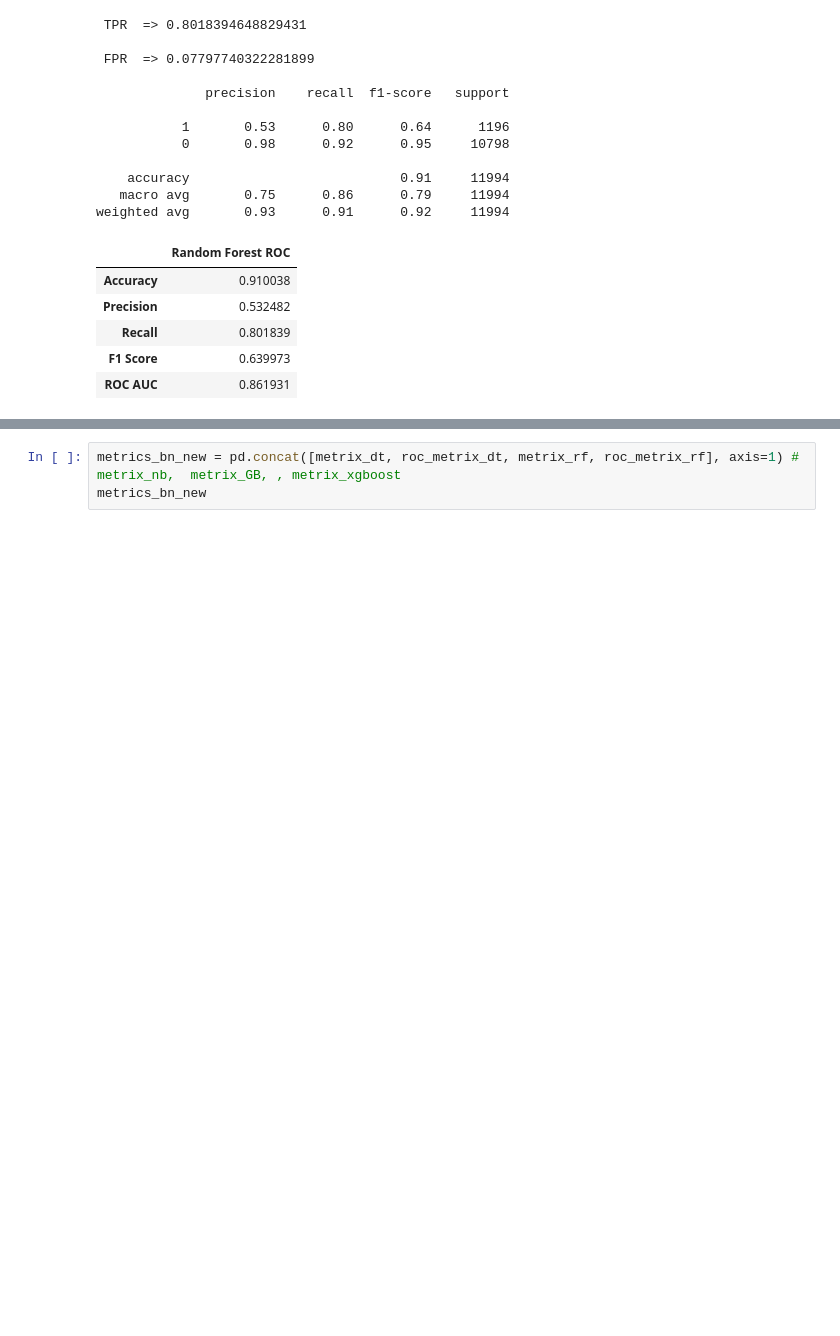
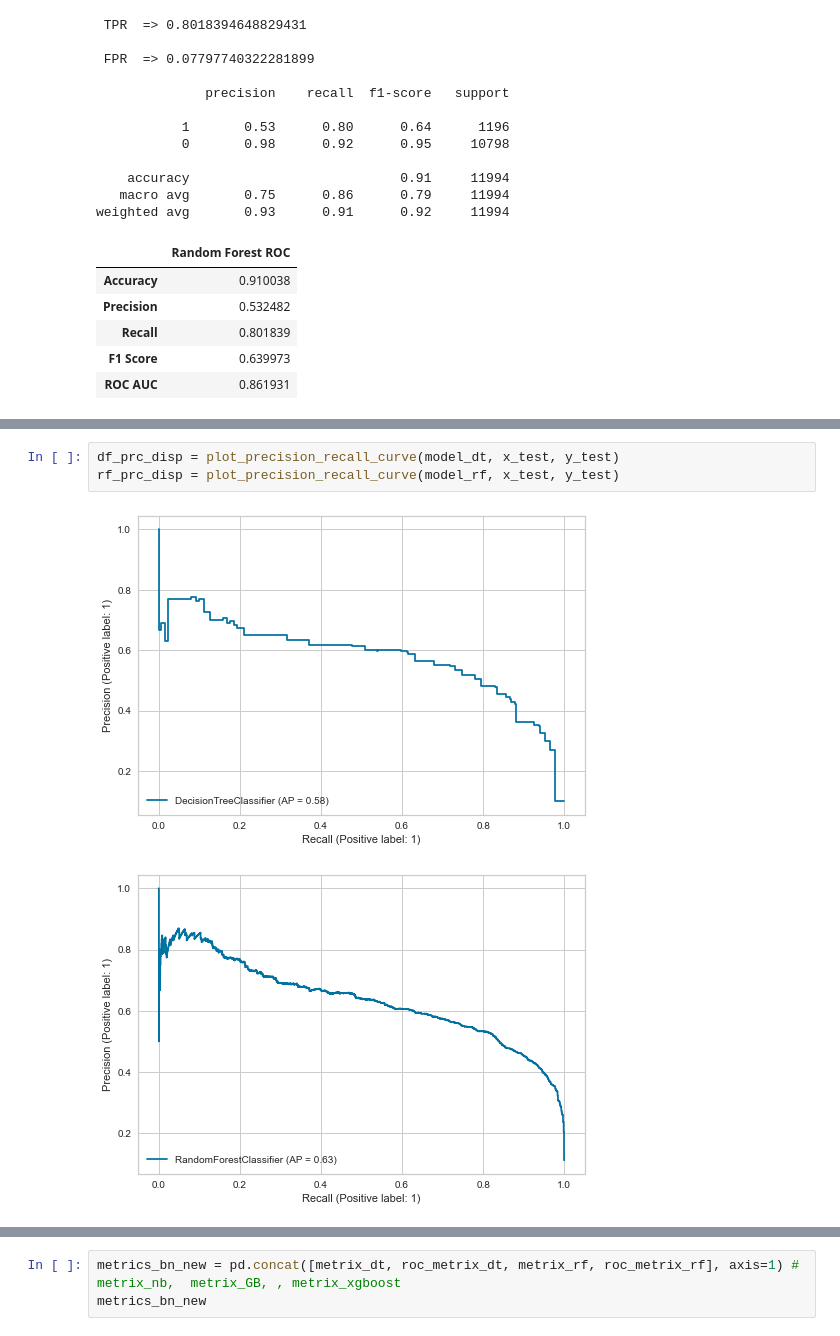
Before and after one commit to melwinmpk/python_datascience, a Jupyter notebook: Project/Project Telemarketing Campaign for Bank/Notebook_v2/Modeling.ipynb, the cells around one changed output, grey strips where cells are left out. Drawn from its saved outputs; the diff is of its cells as text; blank space fills up the shorter version.

```diff
--- a/Project/Project Telemarketing Campaign for Bank/Notebook_v2/Modeling.ipynb
+++ b/Project/Project Telemarketing Campaign for Bank/Notebook_v2/Modeling.ipynb
@@ -415,0 +432,6 @@ weighted avg       0.93      0.91      0.92     11994
+# %%
+df_prc_disp = plot_precision_recall_curve(model_dt, x_test, y_test)
+rf_prc_disp = plot_precision_recall_curve(model_rf, x_test, y_test)
+# %% [output]
+[figure, added]
+[figure, added]
```
Also changed, not shown: parts of 7 cells of this notebook.
